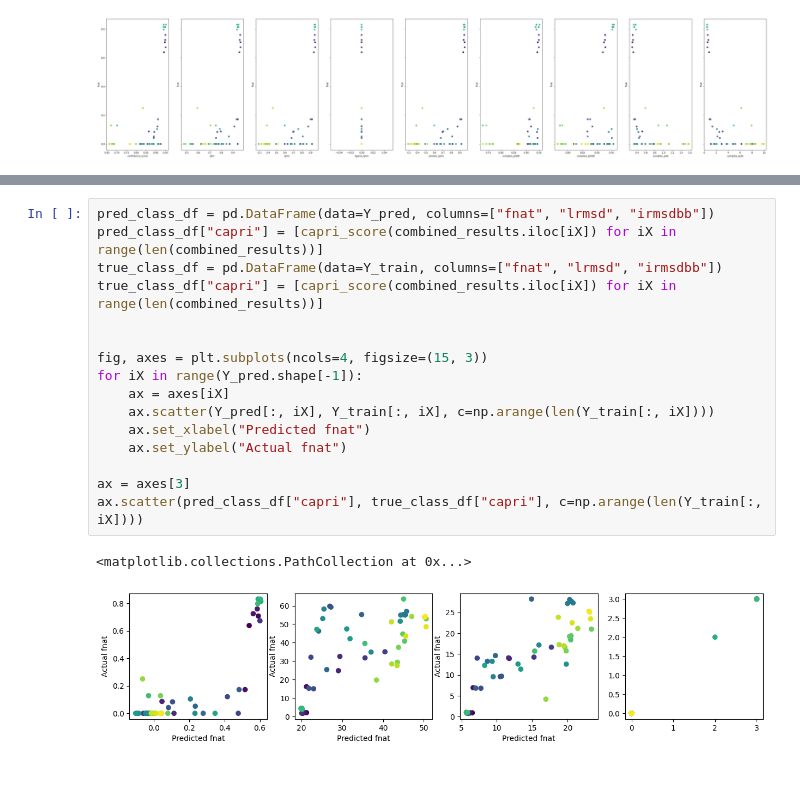
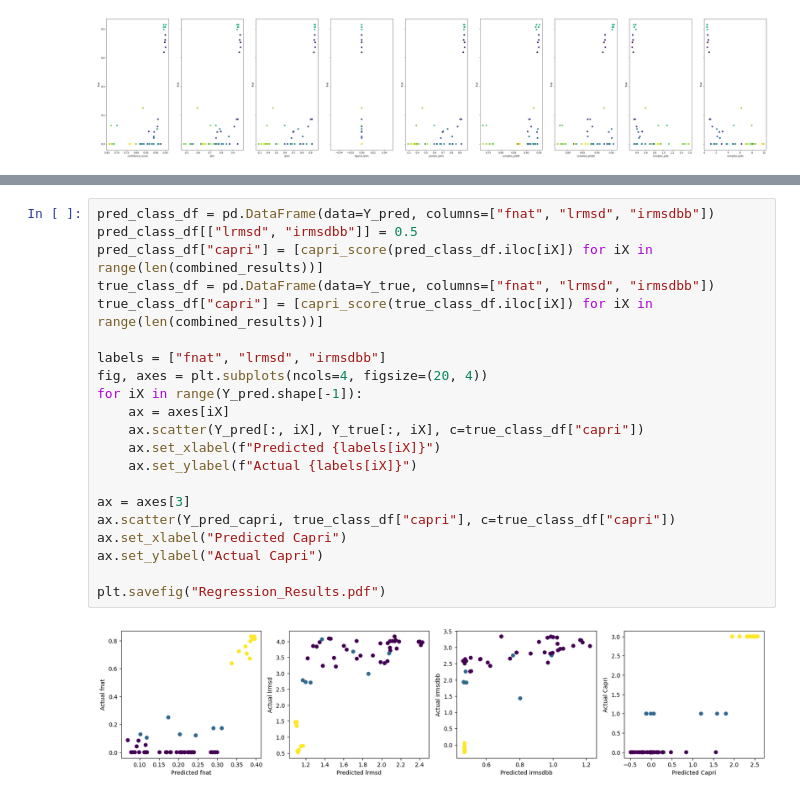
Before and after one commit to augustinharter/boltz-hackathon-template, a Jupyter notebook: Results_Evaluation.ipynb, the cells around one changed output, grey strips where cells are left out. Saved outputs shown, nothing was run; the diff lists cells and outputs as text.

Commit message:
Finalized initial version of Results_Evaluation.ipynb

```diff
--- a/Results_Evaluation.ipynb
+++ b/Results_Evaluation.ipynb
@@ -135,19 +176,23 @@ Y_pred = regr.predict(X_train)
 # %%
 pred_class_df = pd.DataFrame(data=Y_pred, columns=["fnat", "lrmsd", "irmsdbb"])
-pred_class_df["capri"] = [capri_score(combined_results.iloc[iX]) for iX in range(len(combined_results))]
-true_class_df = pd.DataFrame(data=Y_train, columns=["fnat", "lrmsd", "irmsdbb"])
-true_class_df["capri"] = [capri_score(combined_results.iloc[iX]) for iX in range(len(combined_results))]
+pred_class_df[["lrmsd", "irmsdbb"]] = 0.5
+pred_class_df["capri"] = [capri_score(pred_class_df.iloc[iX]) for iX in range(len(combined_results))]
+true_class_df = pd.DataFrame(data=Y_true, columns=["fnat", "lrmsd", "irmsdbb"])
+true_class_df["capri"] = [capri_score(true_class_df.iloc[iX]) for iX in range(len(combined_results))]
 
-
-fig, axes = plt.subplots(ncols=4, figsize=(15, 3))
+labels = ["fnat", "lrmsd", "irmsdbb"]
+fig, axes = plt.subplots(ncols=4, figsize=(20, 4))
 for iX in range(Y_pred.shape[-1]):
     ax = axes[iX]
-    ax.scatter(Y_pred[:, iX], Y_train[:, iX], c=np.arange(len(Y_train[:, iX])))
-    ax.set_xlabel("Predicted fnat")
-    ax.set_ylabel("Actual fnat")
+    ax.scatter(Y_pred[:, iX], Y_true[:, iX], c=true_class_df["capri"])
+    ax.set_xlabel(f"Predicted {labels[iX]}")
+    ax.set_ylabel(f"Actual {labels[iX]}")
 
 ax = axes[3]
-ax.scatter(pred_class_df["capri"], true_class_df["capri"], c=np.arange(len(Y_train[:, iX])))
+ax.scatter(Y_pred_capri, true_class_df["capri"], c=true_class_df["capri"])
+ax.set_xlabel("Predicted Capri")
+ax.set_ylabel("Actual Capri")
+
+plt.savefig("Regression_Results.pdf")
 # %% [output]
-<matplotlib.collections.PathCollection at 0x...>
-[figure, old version]
+[figure, new version]
```
Also changed, not shown: parts of 3 cells of this notebook.
